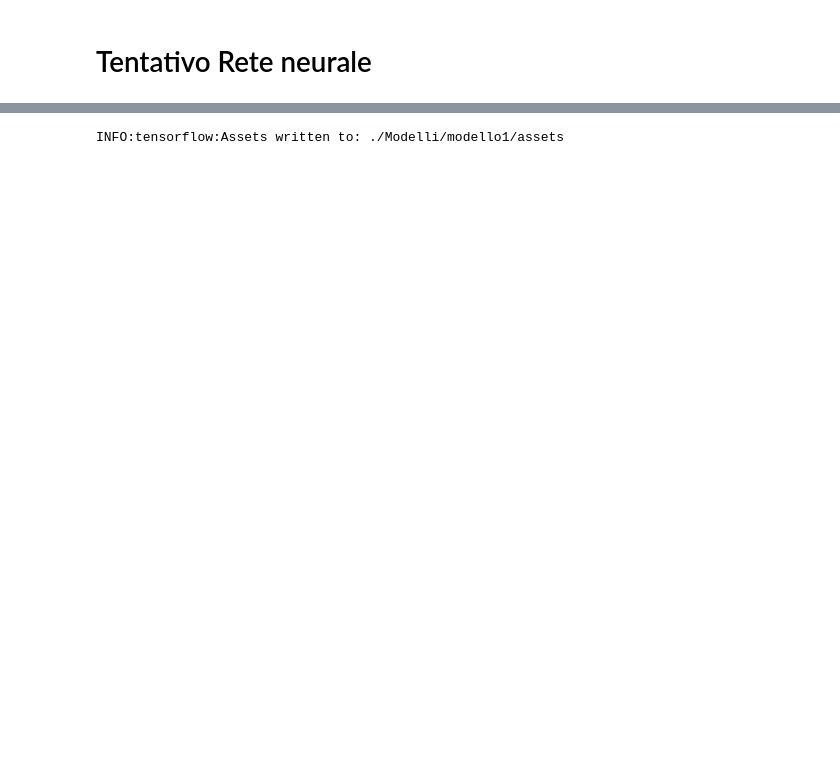
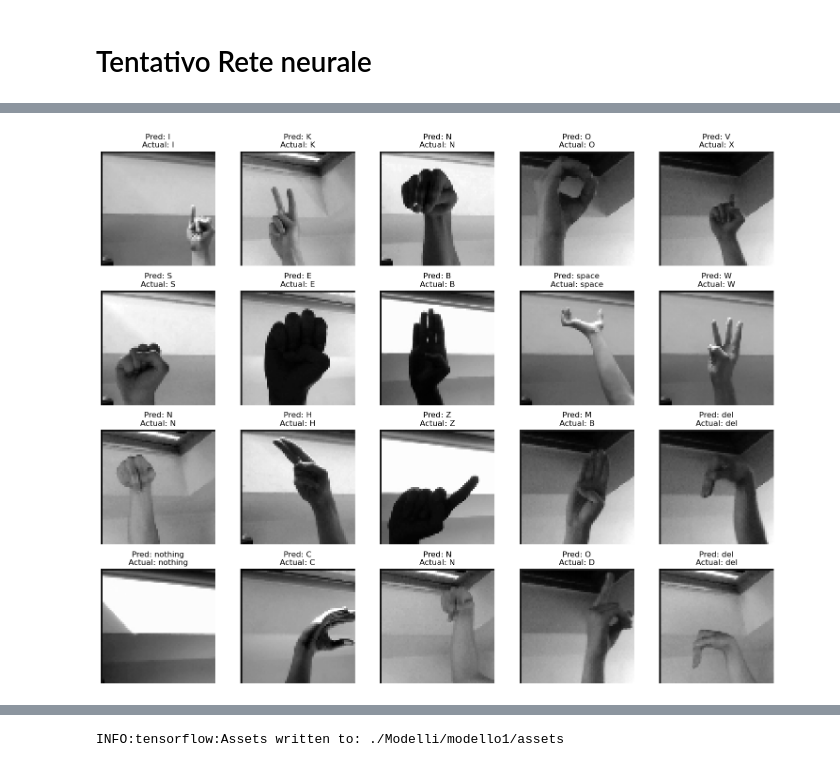
Before and after one commit to SteMor1/ASL_Live_Recognition, a Jupyter notebook: ProgettoML.ipynb, the cells around one changed output, grey strips where cells are left out. Cells and saved outputs as stored; diff of their text form; code cells hidden in the pictures; blank space fills up the shorter version.

```diff
--- a/ProgettoML.ipynb
+++ b/ProgettoML.ipynb
@@ -337,7 +336,7 @@ model.compile(optimizer='adam',
 # %%
 early_stopping_callback = tf.keras.callbacks.EarlyStopping(
     monitor='val_loss',  # Monitora la loss sul set di validazione
-    patience=10,  # Numero di epoche senza miglioramenti prima di interrompere l'addestramento
+    patience=3,  # Numero di epoche senza miglioramenti prima di interrompere l'addestramento
     restore_best_weights=True  # Ripristina i pesi migliori del modello
 )
 # %%
@@ -363 +362,4 @@ Epoch 34/100
 <keras.callbacks.History at 0x...>
+# %%
+y_val_pred = model.predict(val_images_norm)
+y_val_pred = np.argmax(y_val_pred,axis=1)
@@ -363,0 +368,4 @@ Epoch 34/100
+# %%
+stampa_previsioni(val_images,val_labels,label_encoder.inverse_transform(y_val_pred))
+# %% [output]
+[figure, added]
```
Also changed, not shown: parts of 48 cells of this notebook.
